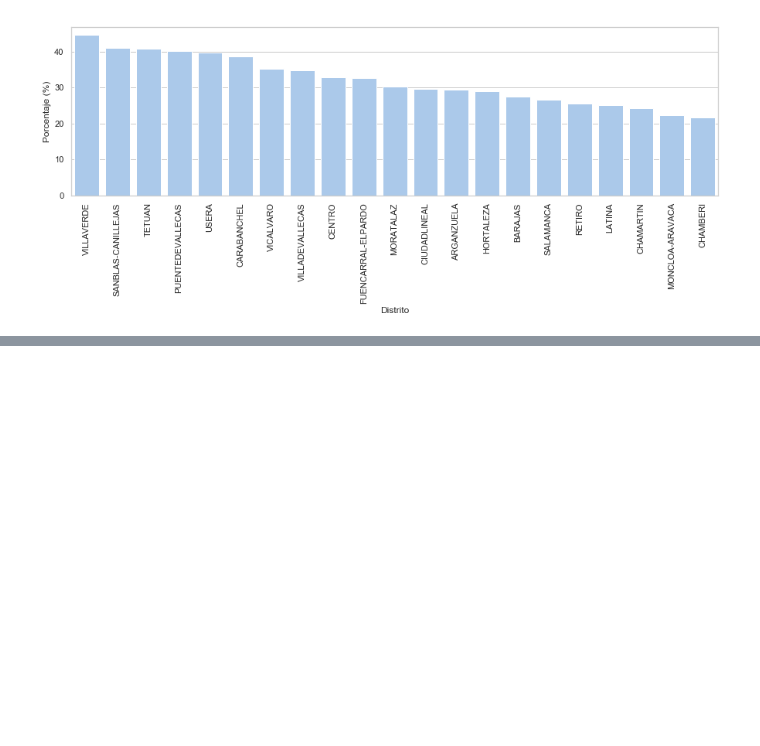
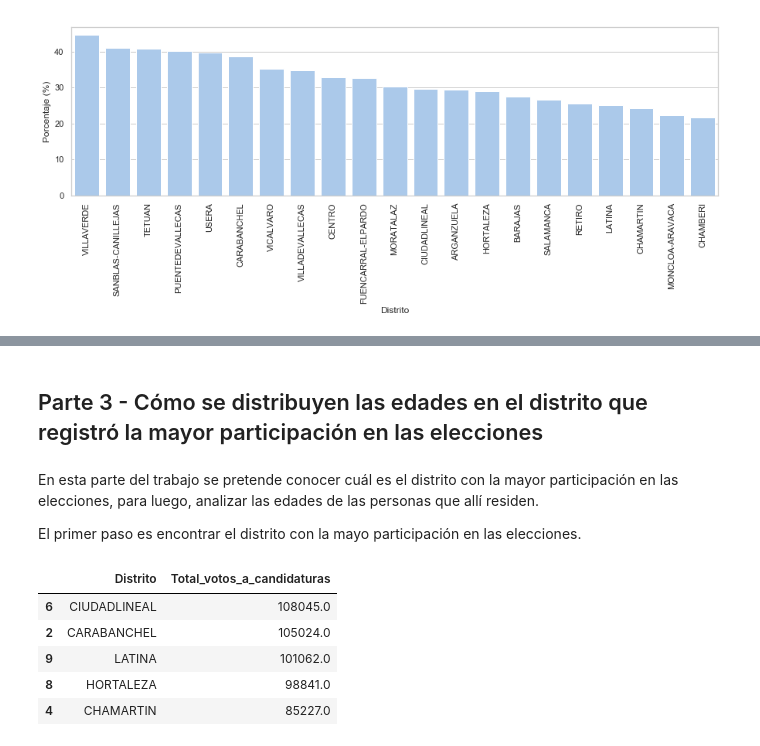
Before and after one commit to InmaLatorre/G3_ProyectoPython, a Jupyter notebook: MAIN.ipynb, the cells around one changed output, grey strips where cells are left out. Drawn from its saved outputs; the diff is of its cells as text; code cells hidden in the pictures; blank space fills up the shorter version.

```diff
--- a/MAIN.ipynb
+++ b/MAIN.ipynb
@@ -460,0 +396,19 @@ IndentationError: unexpected indent (<ipython-input-19-a2c3fa6ec9c0>, line 27)
+# %% [markdown]
+## Parte 3 - Cómo se distribuyen las edades en el distrito que registró la mayor participación en las elecciones
+# %% [markdown]
+En esta parte del trabajo se pretende conocer cuál es el distrito con la mayor participación en las elecciones, para luego, analizar las edades de las personas que allí residen.
+
+El primer paso es encontrar el distrito con la mayo participación en las elecciones.
+# %%
+# Seleccion del distrito con mayor participación
+distrito_max_participation = seleccionar_data_por_columna('Total_votos_a_candidaturas')
+distrito_max_participation = distrito_max_participation.sort_values('Total_votos_a_candidaturas',ascending=False)
+
+distrito_max_participation.head()
+# %% [output]
+|  | Distrito | Total_votos_a_candidaturas |
+| 6 | CIUDADLINEAL | 108045.0 |
+| 2 | CARABANCHEL | 105024.0 |
+| 9 | LATINA | 101062.0 |
+| 8 | HORTALEZA | 98841.0 |
+| 4 | CHAMARTIN | 85227.0 |
```
Also changed, not shown: parts of 11 cells of this notebook.
